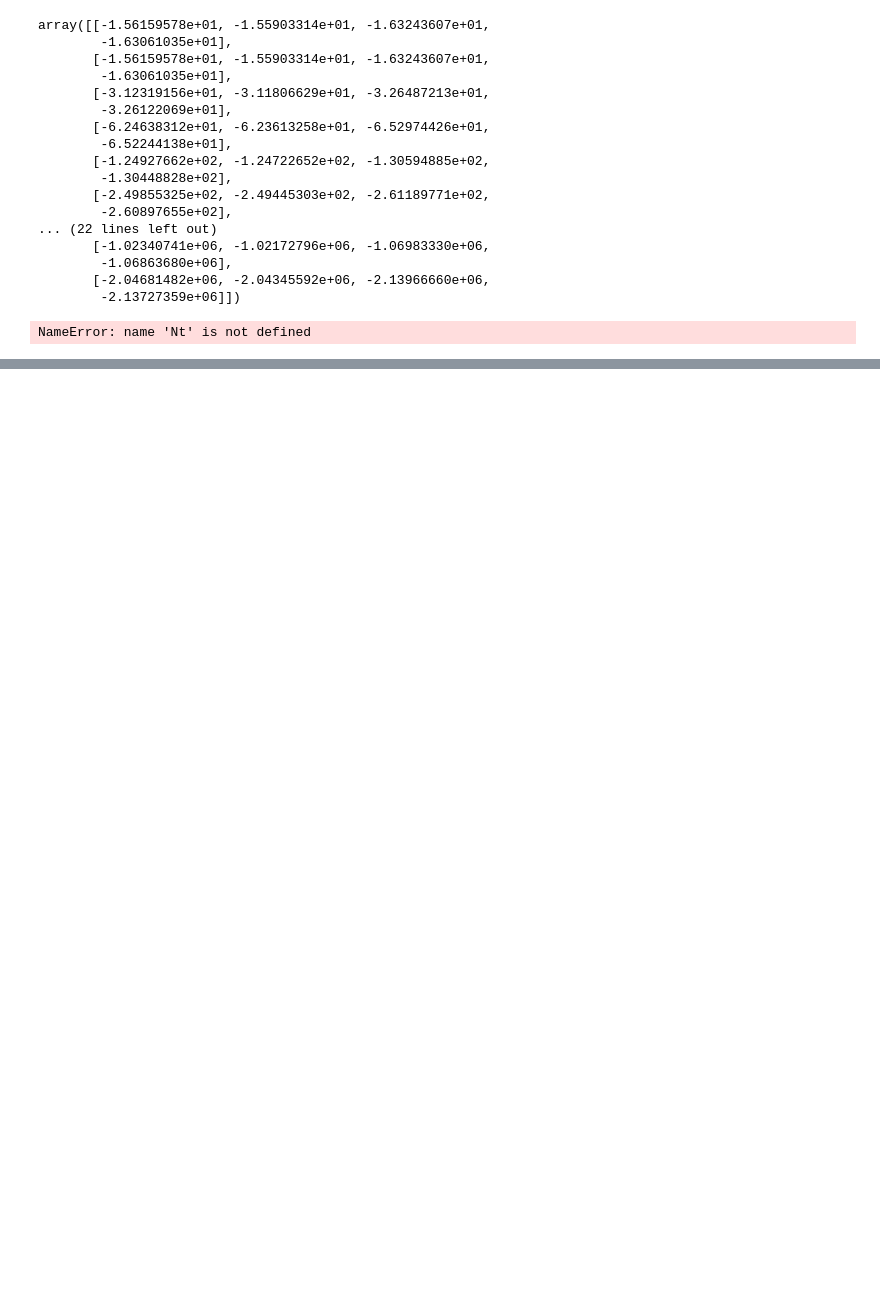
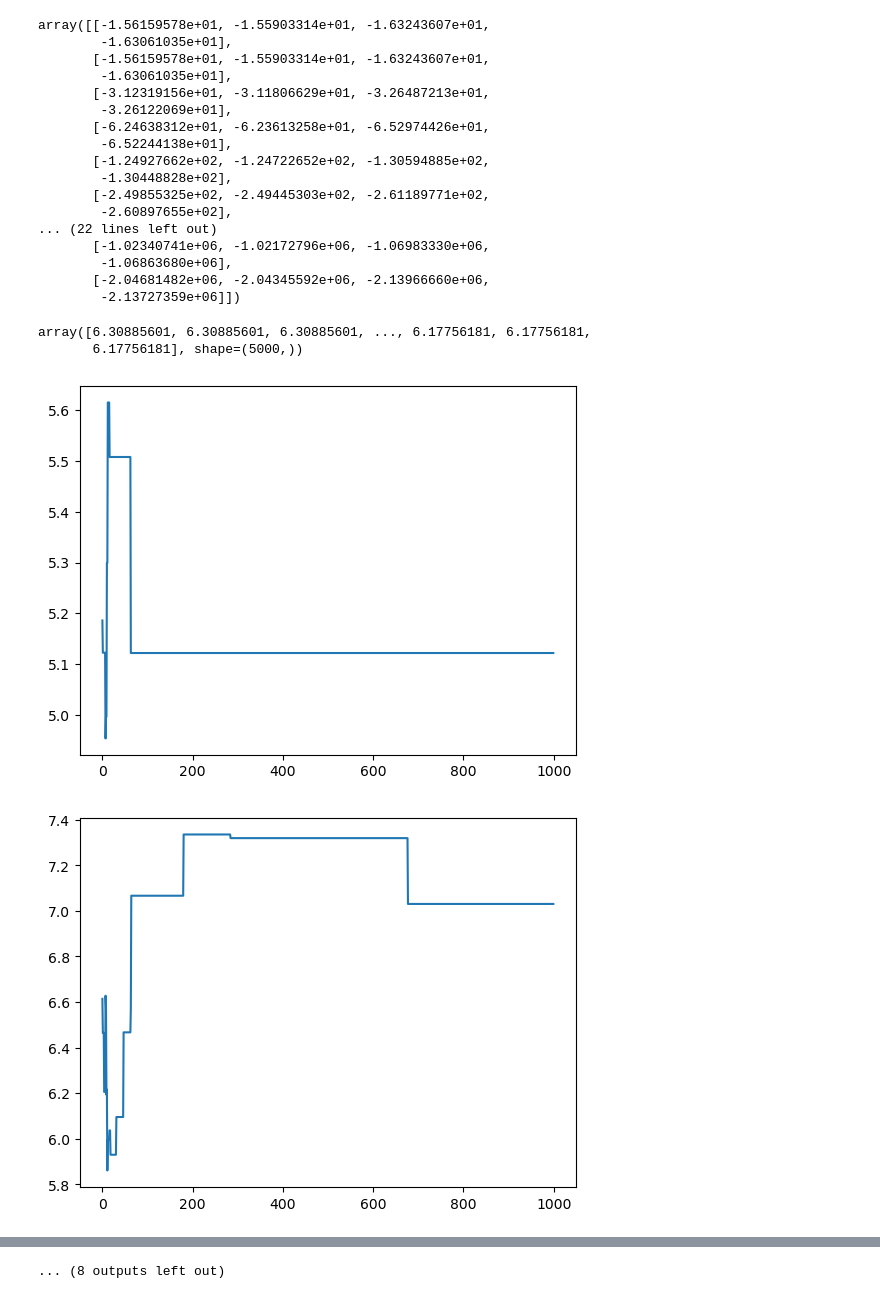
Before and after one commit to BryanBradfo/hidden_markov_models, a Jupyter notebook: PAL.ipynb, the cells around one changed output, grey strips where cells are left out. Cells and saved outputs as stored; diff of their text form; code cells hidden in the pictures; blank space fills up the shorter version.

```diff
--- a/PAL.ipynb
+++ b/PAL.ipynb
@@ -135,5 +125,16 @@ def log_prior(theta):
+# %%
+def log_prior(theta):
+    prior = 1
+    for i in range(16):
+        prior = prior * gamma.pdf(theta[i], a=5, loc=0, scale=1)
+    for i in range(4):
+        prior = prior * truncnorm.pdf(theta[16+i], a=0, b=1, loc=0.5, scale=0.5)
+    if prior==0:
+        return -100000
+    else:
+        return np.log(prior)
 # %%
-def LogL(y, theta, R=19):
+def logL(y, theta, R=19):
     L = np.zeros(4)
     for k in range(4):
         L[k] = np.sum(log_PAL(y, theta, R=19)[:, k], axis=0)
@@ -141,10 +142,10 @@ def LogL(y, theta, R=19):
 # %%
 def MCMC(y, N, R=19):                      # Metropolis-Hastings
     theta = np.concatenate((np.random.gamma(5, 1, 16), get_truncated_normal(mean=0.5, sd=0.5, low=0, upp=1).rvs(4)), axis=None)
-    thetas = np.array([theta for i in range(Nt)])
+    thetas = np.array([theta for i in range(N)])
     L = logL(y, theta, R=19)
-    for n in range(1, Nt):
-        theta_new =  np.concatenate((get_truncated_normal(mean=theta[:16], sd=0.1, low=0, upp=np.inf).rvs(), get_truncated_normal(mean=theta[16:], sd=0.1, low=0, upp=1).rvs()), axis=None)
+    for n in range(1, N):
+        theta_new =  np.concatenate((get_truncated_normal(mean=theta[:16], sd=0.2, low=0, upp=np.inf).rvs(), get_truncated_normal(mean=theta[16:], sd=0.2, low=0, upp=1).rvs()), axis=None)
         #print(theta_new)
         L_new = logL(y, theta_new, R=19)
         v = L_new - L
@@ -161,9 +162,22 @@ def MCMC(y, N, R=19):                      # Metropolis-Hastings
             else:
                 thetas[n][k:k+4] = theta[k:k+4]
                 thetas[n][16+k] = theta[16+k]
+        #print(theta)
     return thetas
 # %%
 Y = np.array([[0,0,1,1],[0,2,6,1],[0,2,4,2],[23,73,63,11],[63,208,173,41],[73,207,171,27],[66,150,143,7],[26,40,87,29],[17,18,33,12],[3,4,13,6],[2,6,16,5],[1,6,11,3],[0,1,6,5],[0,2,2,2],[0,1,3,0],[0,1,4,6],[0,1,3,0],[2,1,7,1], [1,1,6,2]])
-MCMC(Y, 100, R=19)
+thetas = MCMC(Y, 1000, R=19)
-# %% [output]
-NameError: name 'Nt' is not defined
+# %%
+thetas[5000:, 5]
+# %% [output]
+array([6.30885601, 6.30885601, 6.30885601, ..., 6.17756181, 6.17756181,
+       6.17756181], shape=(5000,))
+# %%
+import matplotlib.pyplot as plt
+
+for k in range(20):
+    plt.plot(thetas[:, k])
+    plt.show()
+# %% [output]
+[figure, added]
+[figure, added]
@@ -169,0 +194 @@ NameError: name 'Nt' is not defined
+... (8 outputs left out)
```
Also changed, not shown: parts of 6 cells of this notebook.
